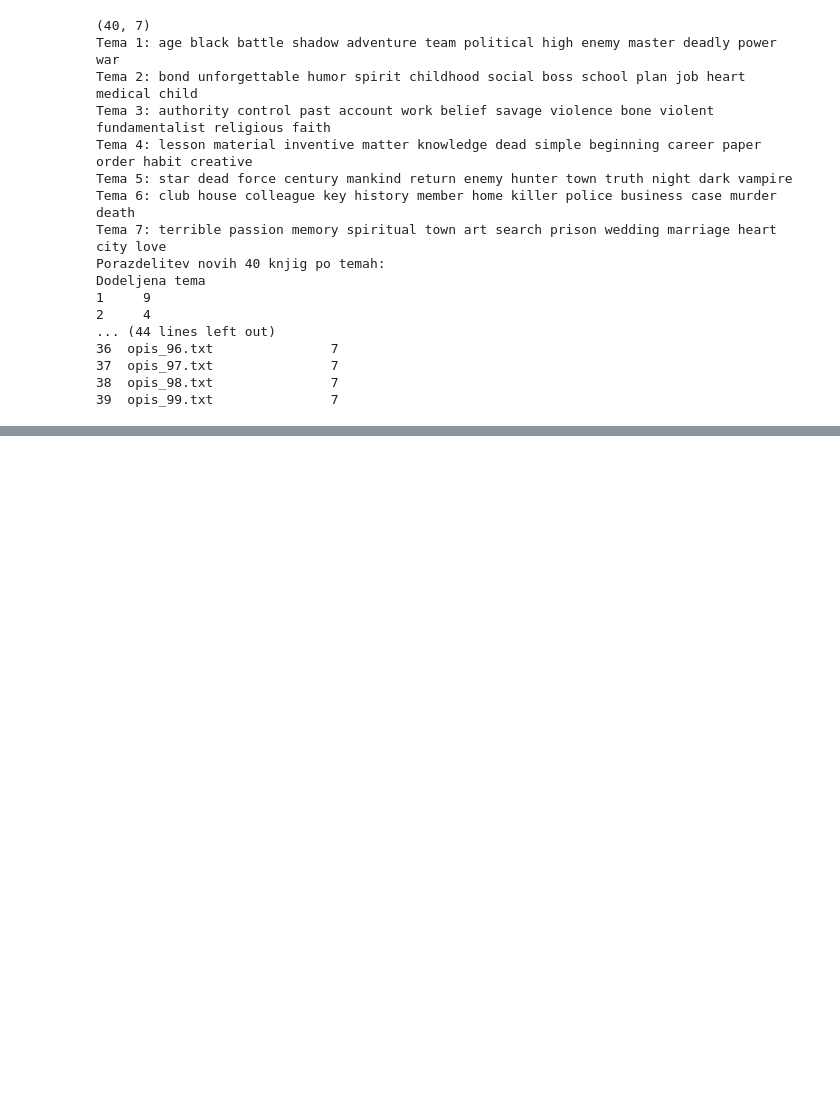
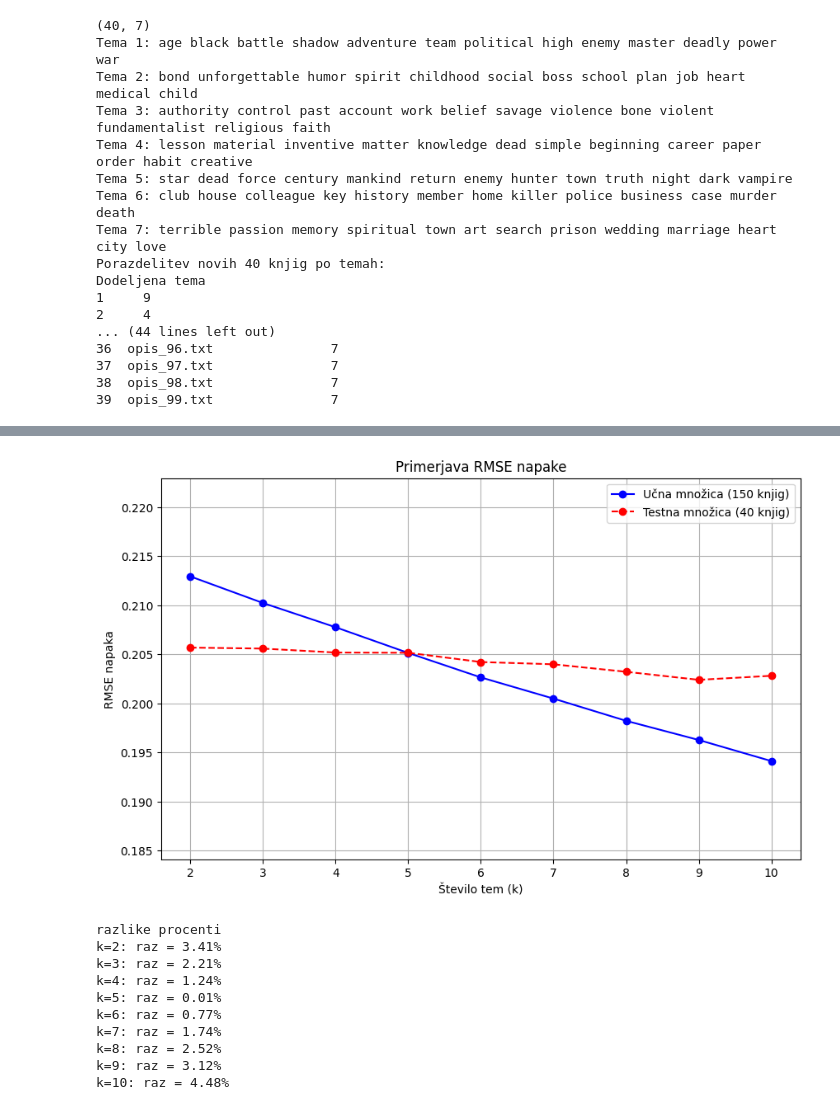
Before and after one commit to leilamokrovic1/Diplomska-naloga, a Jupyter notebook: leto_2003/implementacija_nmf.ipynb, the cells around one changed output, grey strips where cells are left out. Drawn from its saved outputs; the diff is of its cells as text; code cells hidden in the pictures; blank space fills up the shorter version.

```diff
--- a/leto_2003/implementacija_nmf.ipynb
+++ b/leto_2003/implementacija_nmf.ipynb
@@ -416,0 +374,48 @@ Razlika: 1.74%
+# %%
+k_values = range(2, 11)
+rmse_train_list = []
+rmse_test_list = []
+for k in k_values:
+    # ucni
+    W_train, H, _ = nmf(X, k)
+    X_train_approx = W_train @ H
+    rmse_train = np.sqrt(mean_squared_error(X.toarray(), X_train_approx))
+    rmse_train_list.append(rmse_train)
+    # testni
+    W_test = classify_doc(X_test, H)
+    X_test_approx = W_test @ H
+    rmse_test = np.sqrt(mean_squared_error(X_test.toarray(), X_test_approx))
+    rmse_test_list.append(rmse_test)
+
+plt.figure(figsize=(10, 6))
+plt.plot(k_values, rmse_train_list, 'bo-', label='Učna množica (150 knjig)')
+plt.plot(k_values, rmse_test_list, 'ro--', label='Testna množica (40 knjig)')
+plt.xlabel('Število tem (k)')
+plt.ylabel('RMSE napaka')
+plt.title('Primerjava RMSE napake')
+plt.xticks(k_values)
+plt.legend()
+plt.grid(True)
+
+min_val = min(min(rmse_train_list), min(rmse_test_list)) # da se lepse vidi
+max_val = max(max(rmse_train_list), max(rmse_test_list))
+plt.ylim(min_val - 0.01, max_val + 0.01)
+plt.show()
+
+# tabelca
+print("\nrazlike procenti")
+for i, k in enumerate(k_values):
+    diff = (rmse_test_list[i] - rmse_train_list[i]) / rmse_train_list[i] * 100
+    print(f"k={k}: raz = {abs(diff):.2f}%")
+# %% [output]
+[figure, added]
+razlike procenti
+k=2: raz = 3.41%
+k=3: raz = 2.21%
+k=4: raz = 1.24%
+k=5: raz = 0.01%
+k=6: raz = 0.77%
+k=7: raz = 1.74%
+k=8: raz = 2.52%
+k=9: raz = 3.12%
+k=10: raz = 4.48%
```
Also changed, not shown: parts of 3 cells of this notebook, 1 other file.
